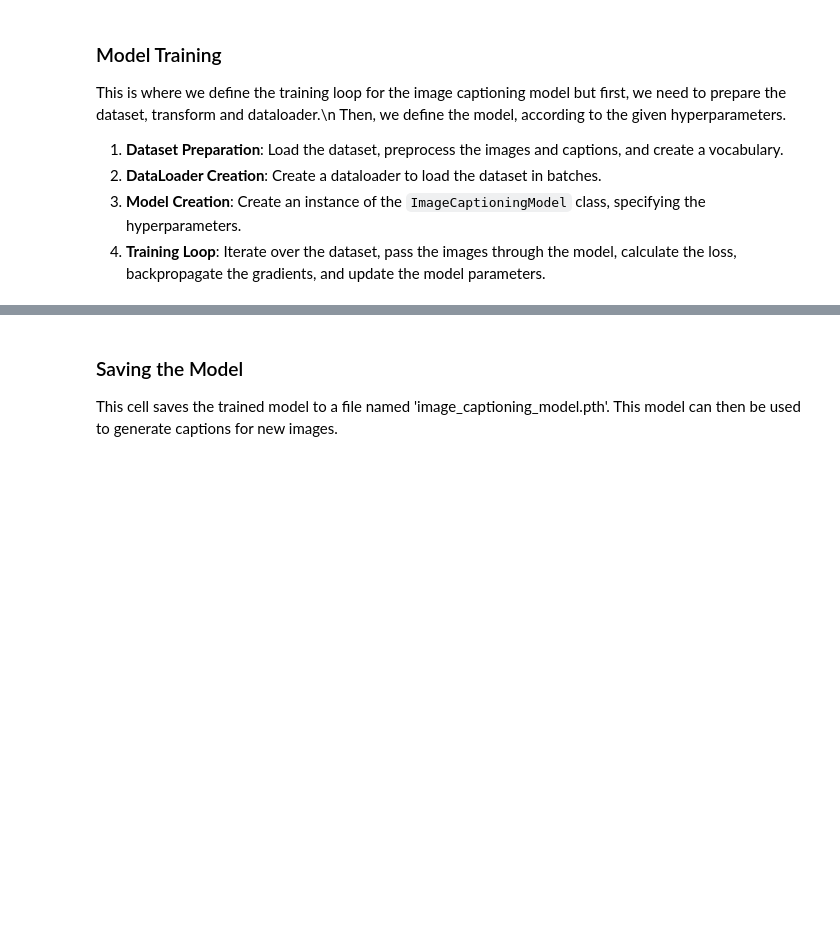
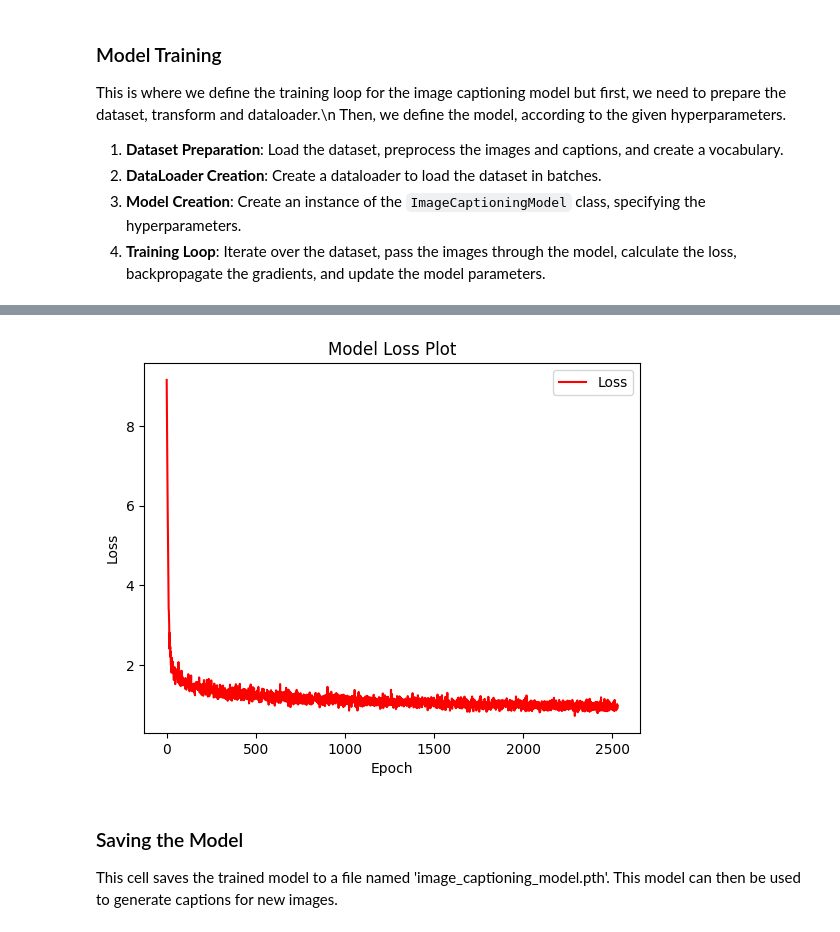
Before and after one commit to ArtinABS/Image-Captioning, a Jupyter notebook: notebooks/Image Captioning Auto Encoder Model.ipynb, the cells around one changed output, grey strips where cells are left out. Cells and saved outputs as stored; diff of their text form; code cells hidden in the pictures; blank space fills up the shorter version.

```diff
--- a/notebooks/Image Captioning Auto Encoder Model.ipynb
+++ b/notebooks/Image Captioning Auto Encoder Model.ipynb
@@ -90,6 +90,7 @@ class ImageCaptionDataset(Dataset):
         self.all_captions = []
         self.preprocess_captions()
         self.vocab = self.build_vocab(self.mapping)
+        self.add_tokens()
         self.tokenizer = Tokenizer()
         self.tokenizer.fit_on_texts(self.all_captions)
         self.vocab_size = len(self.vocab)
@@ -115,19 +116,25 @@ class ImageCaptionDataset(Dataset):
         tokens = [cap.split() for caps in captions.values() for cap in caps]
         freq = Counter([item for sublist in tokens for item in sublist])
         vocab = {word: idx for idx, (word, count) in enumerate(freq.items()) if count >= 1}
+        vocab[START_TOKEN] = len(vocab)
         vocab[END_TOKEN] = len(vocab)
-        vocab[PAD_TOKEN] = len(vocab) + 1
+        vocab[PAD_TOKEN] = len(vocab)
         with open(os.path.join(DATA_DIR, 'vocab.json'), "w") as vocab_file:
             json.dump(vocab, vocab_file)
         return vocab
+
+
+    def add_tokens(self):
+        for key, captions in self.mapping.items():
+            for i in range(len(captions)):
+                captions[i] = START_TOKEN + " " + captions[i] + " " + END_TOKEN
+                self.all_captions.append(captions[i])
 
 
     def preprocess_captions(self):
         for key, captions in self.mapping.items():
             for i in range(len(captions)):
                 captions[i] = captions[i].lower().replace('.', '').replace(',', '').replace('!', '').replace('?', '').replace('\"', '')
-                captions[i] = START_TOKEN + " " + captions[i] + " " + END_TOKEN
-                self.all_captions.append(captions[i])
 
 
     def calculate_max_length(self):
@@ -260,7 +267,8 @@ class ImageCaptioningModel(nn.Module):
         outputs = self.Decoder(features, captions)
         return outputs
 
-    def caption(self, image, vocab, max_length=40):
+    def caption(self, image, vocab : dict, max_length=40):
+        inverse_dict = dict([(val, key) for key, val in vocab.items()])
         final_caption = []
         with torch.no_grad():
             features = self.Encoder(image).unsqueeze(0)
@@ -272,10 +280,10 @@ class ImageCaptioningModel(nn.Module):
 
                 final_caption.append(predicted.item())
                 features = self.Decoder.embed(predicted).unsqueeze(0)
-                if vocab.itos[predicted.item()] == END_TOKEN:
+                if inverse_dict[predicted.item()] == END_TOKEN:
                     break
 
-        return [vocab.itos[idx] for idx in final_caption]
+        return [inverse_dict[idx] for idx in final_caption]
 # %% [markdown]
 ### Model Training
 
@@ -302,6 +310,8 @@ optimizer = torch.optim.Adam(model.parameters(), lr=LEARNING_RATE)
 
 print(torch.cuda.is_available())
 
+history = {'Loss' : []}
+
 for epoch in range(NUM_EPOCHS):
     print(f'Epoch {epoch+1}/{NUM_EPOCHS}')
     model.train()
@@ -317,6 +327,8 @@ for epoch in range(NUM_EPOCHS):
 
         values=[('Loss', loss.item())]
         pb_i.add(1, values=values)
+
+        history['Loss'].append(loss.item())
 # %% [output]
 False
 Epoch 1/10
@@ -338,3 +350,12 @@ Epoch 10/10
+# %%
+plt.plot(history['Loss'], 'r', label = 'Loss')
+plt.title('Model Loss Plot')
+plt.xlabel('Epoch')
+plt.ylabel('Loss')
+plt.legend()
+plt.show()
+# %% [output]
+[figure, added]
 # %% [markdown]
 ### Saving the Model
 
```
Also changed, not shown: parts of 2 cells of this notebook, 1 other file.
